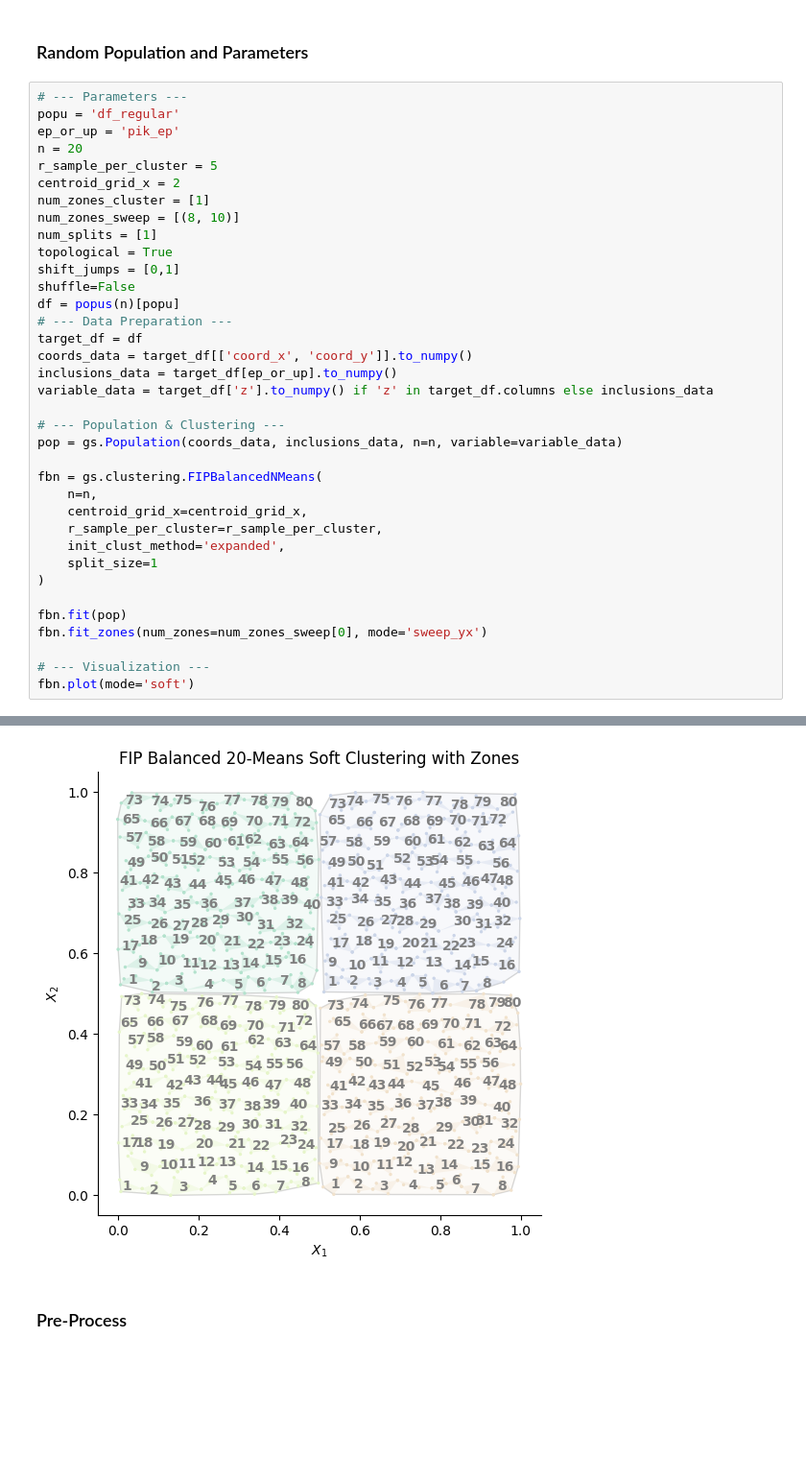
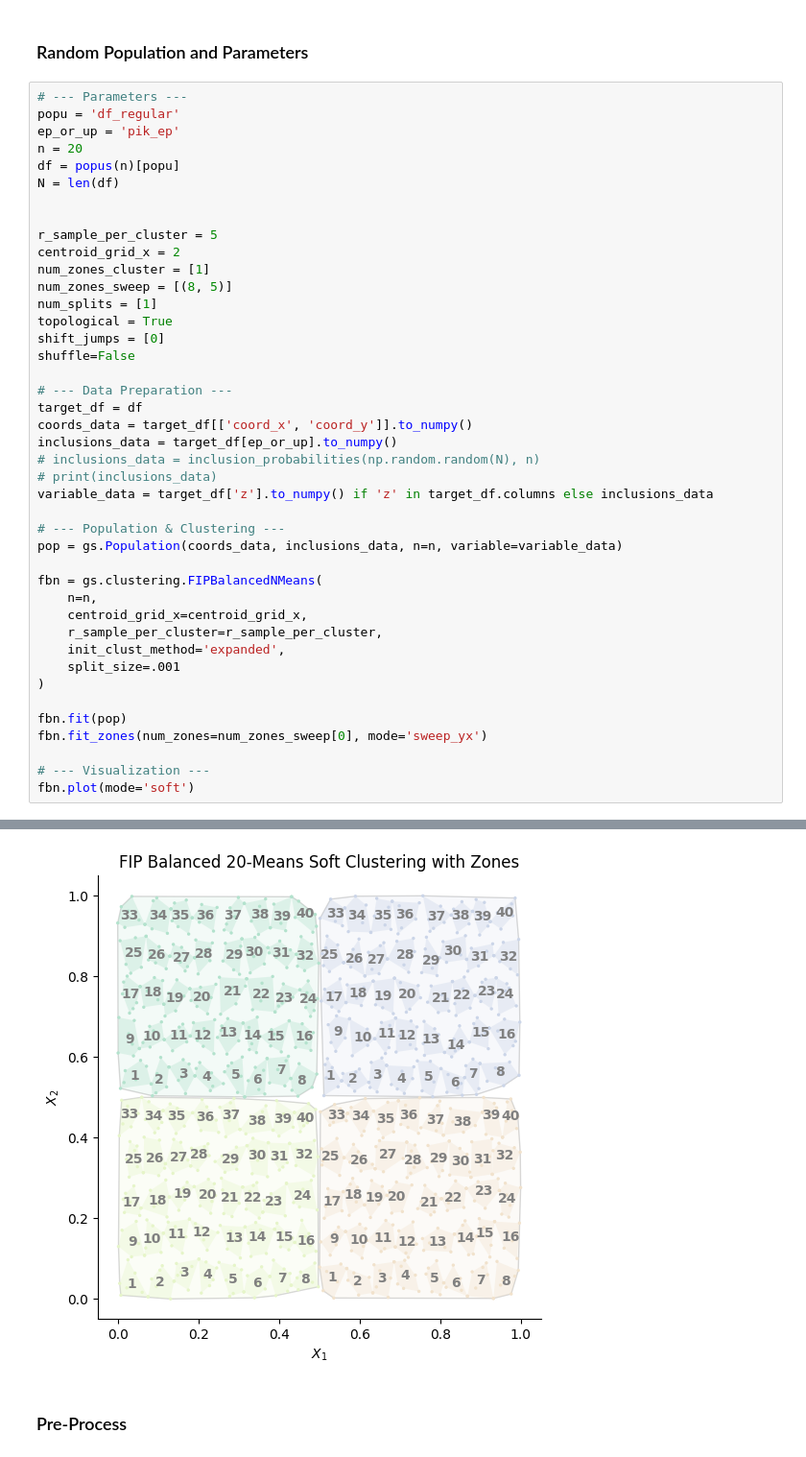
Before and after one commit to mehdimhb/graphical-sampling, a Jupyter notebook: simulations/jupyters/sampling.ipynb, the cells around one changed output, grey strips where cells are left out. Shown at 96% size. Cells and saved outputs as stored; diff of their text form; blank space fills up the shorter version.

```diff
--- a/simulations/jupyters/sampling.ipynb
+++ b/simulations/jupyters/sampling.ipynb
@@ -142,40 +142,46 @@ def popus(n, path="populations/real"):
 popu = 'df_regular'
 ep_or_up = 'pik_ep'
 n = 20
+df = popus(n)[popu]
+N = len(df)
+
+
 r_sample_per_cluster = 5
 centroid_grid_x = 2
 num_zones_cluster = [1]
-num_zones_sweep = [(8, 10)]
+num_zones_sweep = [(8, 5)]
 num_splits = [1]
 topological = True
-shift_jumps = [0,1]
+shift_jumps = [0]
 shuffle=False
-df = popus(n)[popu]
+
 # --- Data Preparation ---
 target_df = df
 coords_data = target_df[['coord_x', 'coord_y']].to_numpy()
 inclusions_data = target_df[ep_or_up].to_numpy()
+# inclusions_data = inclusion_probabilities(np.random.random(N), n)
+# print(inclusions_data)
 variable_data = target_df['z'].to_numpy() if 'z' in target_df.columns else inclusions_data
 
 # --- Population & Clustering ---
 pop = gs.Population(coords_data, inclusions_data, n=n, variable=variable_data)
 
 fbn = gs.clustering.FIPBalancedNMeans(
     n=n,
     centroid_grid_x=centroid_grid_x,
     r_sample_per_cluster=r_sample_per_cluster,
     init_clust_method='expanded',
-    split_size=1
+    split_size=.001
 )
 
 fbn.fit(pop)
 fbn.fit_zones(num_zones=num_zones_sweep[0], mode='sweep_yx')
 
 # --- Visualization ---
 fbn.plot(mode='soft')
 # %% [output]
 <Axes: title={'center': 'FIP Balanced 20-Means Soft Clustering with Zones'}, xlabel='$X_1$', ylabel='$X_2$'>
-[figure, old version]
+[figure, new version]
 # %% [markdown]
 ### Pre-Process
 # %%
```
Also changed, not shown: parts of 5 cells of this notebook.
